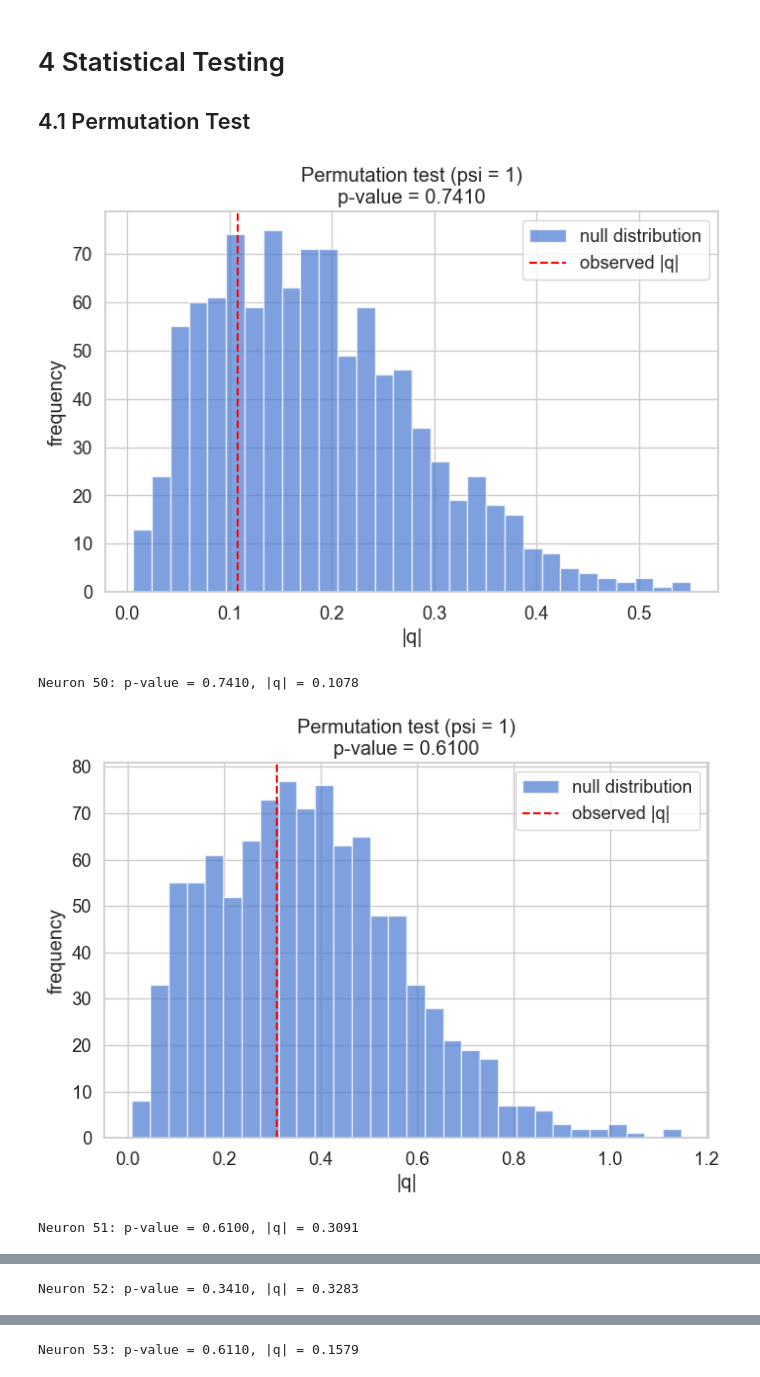
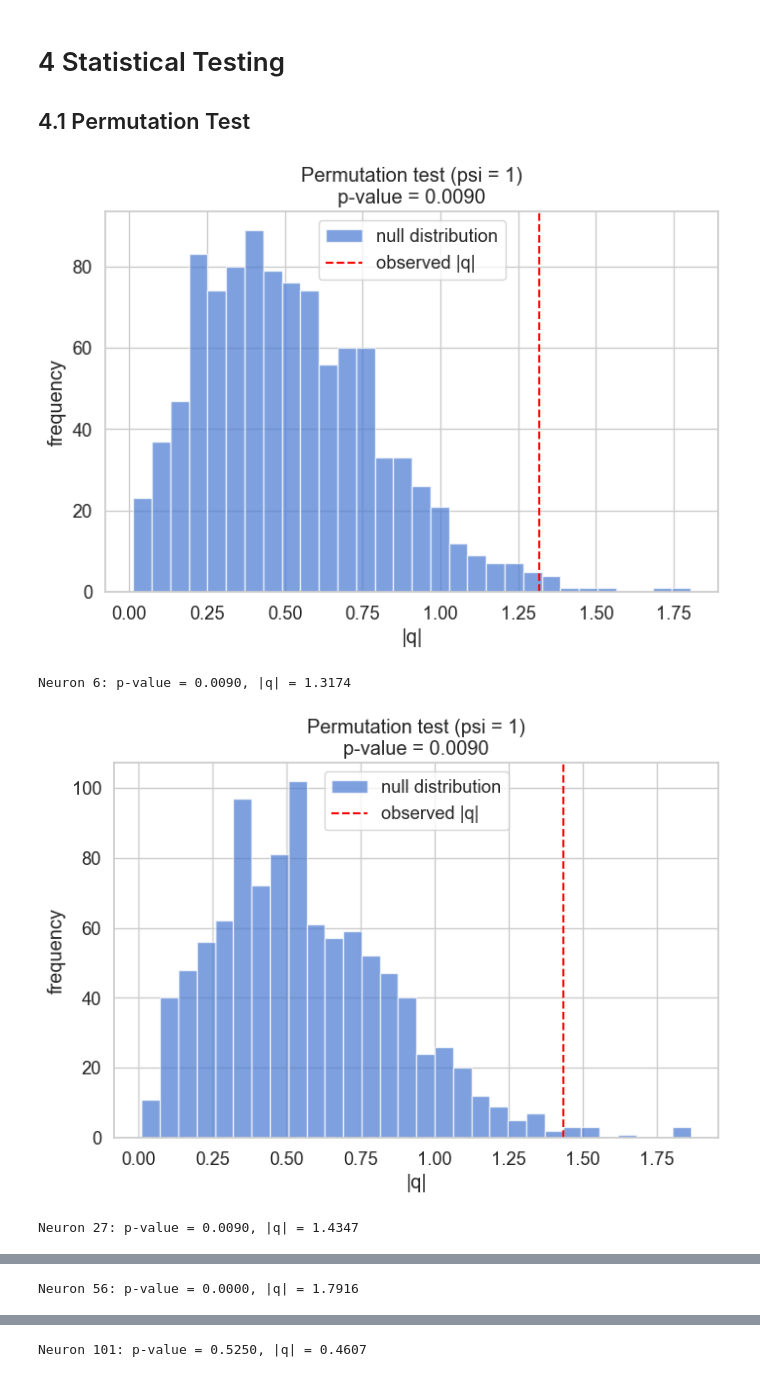
Before and after one commit to SaschaLeander/NeuralDataScience, a Jupyter notebook: FinalProject/practical01.ipynb, the cells around one changed output, grey strips where cells are left out. Saved outputs shown, nothing was run; the diff lists cells and outputs as text; code cells hidden in the pictures.

```diff
--- a/FinalProject/practical01.ipynb
+++ b/FinalProject/practical01.ipynb
@@ -576,23 +598,14 @@ import oopsi
 # 3#
 
 
-# --- Single neuron trace run ---
 def run_oopsi_single(trace, dt):
     n, C = oopsi.fast(trace, dt=dt, iter_max=100, update=True)
     return n, C
 
 
-# --- Parallelized wrapper ---
-def run_oopsi_all_traces(df, dt, n_jobs=4):
+# --- Progress-bar-friendly Parallel wrapper ---
+def run_oopsi_all_traces(traces, dt, n_jobs=4):
     print("Running OOPSI in parallel with progress bar...")
-
-    # extract unique neuron traces
-    traces = [
-        df[df["Neuron"] == neuron_id]["FilteredDFF"].values
-        for neuron_id in df["Neuron"].unique()
-    ]
-    print(f"Number of neurons: {len(traces)}")
-
     start = time.time()
     results = Parallel(n_jobs=n_jobs, backend="loky")(
         delayed(run_oopsi_single)(trace, dt)
@@ -601,20 +614,10 @@ def run_oopsi_all_traces(df, dt, n_jobs=4):
     print(f" Done in {time.time() - start:.2f} seconds.")
     return results
 
-
-# --- Run the full pipeline ---
-if __name__ == "__main__":
-    results = run_oopsi_all_traces(filtered_dff_df, dt=dt, n_jobs=4)
-
-    # separate spikes and calcium estimates
-    oopsi_spikes = np.array([r[0] for r in results], dtype=object)
-    oopsi_calcium_est = np.array([r[1] for r in results], dtype=object)
-
-    # save results
-    np.savez(
-        "oopsi_results_3.npz",
-        spikes=oopsi_spikes,
-        calcium_est=oopsi_calcium_est,
-    )
+# --- Run it ---
+results = run_oopsi_all_traces(filtered_dff, dt=dt, n_jobs=4)
+# --- Unpack results ---
+n_traces = np.array([r[0] for r in results])
+C_traces = np.array([r[1] for r in results])
 # %% [output]
 Running OOPSI in parallel with progress bar...
@@ -622,0 +635,5 @@ Number of neurons: 106
+# %%
+list_input = np.array(
+    filtered_dff_df[filtered_dff_df["Neuron"] == 1]["FilteredDFF"].values
+)
+list_input
@@ -622,0 +643,2 @@ Number of neurons: 106
+# %%
+n, C = run_oopsi_single(list_input, dt=dt)
@@ -1097,7 +1127,7 @@ def get_data(neurons_df, neuron):
 
 
 # List of neurons to plot
-neurons = [38, 42, 77, 102]  # Example neuron indices, adjust as needed
+neurons = [6, 27, 56, 101]  # Example neuron indices, adjust as needed
 
 fig, axes = plt.subplots(len(neurons) // 2, 2, figsize=(12, 8), sharex=True)
 fig.suptitle("Tuning Curves for Different Neurons", fontsize=16)
@@ -1225,13 +1255,13 @@ def testTuning(
 
     return p, q_mag, qdistr
 # %%
-neurons = np.array(range(50, 55))  # Example neuron indices, adjust as needed
+neurons = [6, 27, 56, 101]  # Example neuron indices, adjust as needed
 for neuron in neurons:
     dirs, counts = get_data(spike_df, neuron)
     p, q, qdistr = testTuning(counts, dirs, show=True)
     print(f"Neuron {neuron}: p-value = {p:.4f}, |q| = {q:.4f}")
 # %% [output]
-[figure, old version]
+[figure, new version]
-Neuron 50: p-value = 0.7410, |q| = 0.1078
+Neuron 6: p-value = 0.0090, |q| = 1.3174
-[figure, old version]
+[figure, new version]
-Neuron 51: p-value = 0.6100, |q| = 0.3091
+Neuron 27: p-value = 0.0090, |q| = 1.4347
@@ -1239 +1269 @@ Neuron 51: p-value = 0.6100, |q| = 0.3091
-Neuron 52: p-value = 0.3410, |q| = 0.3283
+Neuron 56: p-value = 0.0000, |q| = 1.7916
@@ -1241 +1271 @@ Neuron 52: p-value = 0.3410, |q| = 0.3283
-Neuron 53: p-value = 0.6110, |q| = 0.1579
+Neuron 101: p-value = 0.5250, |q| = 0.4607
```
Also changed, not shown: parts of 23 cells of this notebook.
